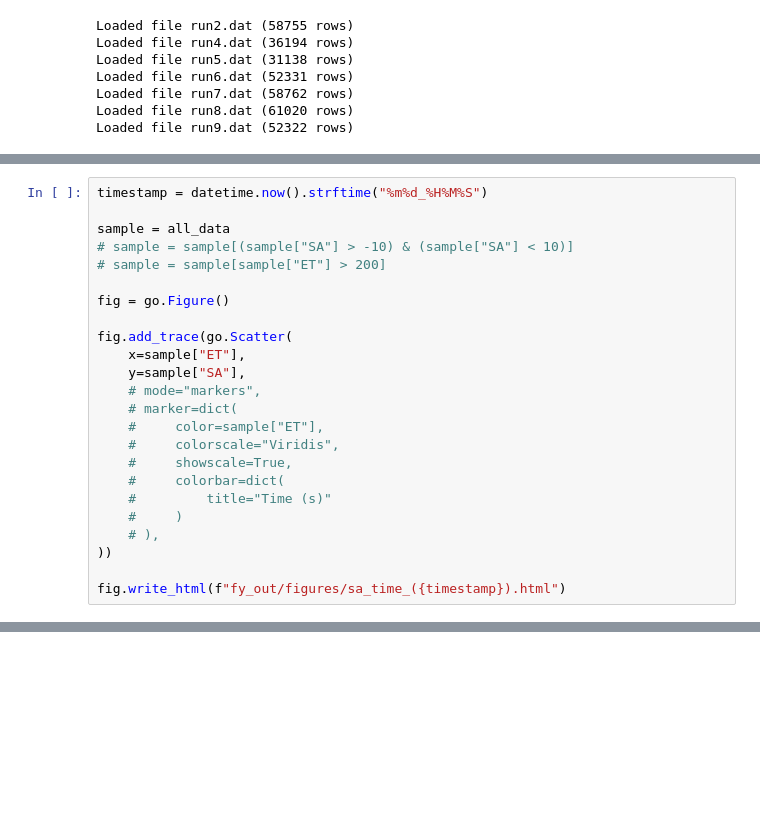
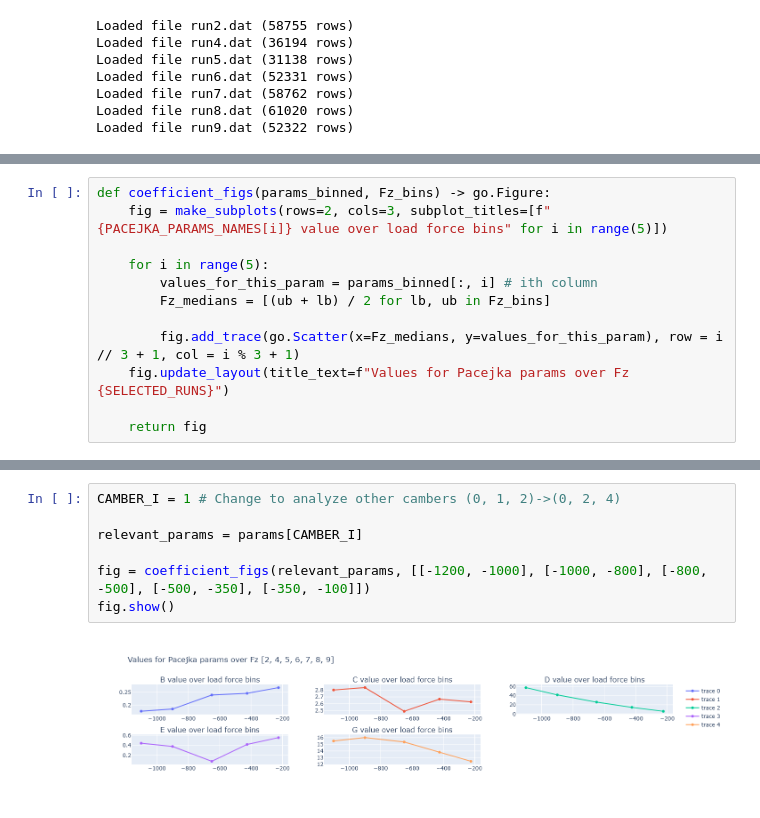
Before and after one commit to Formula-Electric-Berkeley/FEBSim, a Jupyter notebook: tire-sim/InteractiveMomentSurface.ipynb, the cells around one changed output, grey strips where cells are left out. Cells and saved outputs as stored; diff of their text form; blank space fills up the shorter version.

```diff
--- a/tire-sim/InteractiveMomentSurface.ipynb
+++ b/tire-sim/InteractiveMomentSurface.ipynb
@@ -189,24 +181,0 @@ fig.show()
-# %%
-timestamp = datetime.now().strftime("%m%d_%H%M%S")
-
-sample = all_data
-# sample = sample[(sample["SA"] > -10) & (sample["SA"] < 10)]
-# sample = sample[sample["ET"] > 200]
-
-fig = go.Figure()
-
-fig.add_trace(go.Scatter(
-    x=sample["ET"],
-    y=sample["SA"],
-    # mode="markers",
-    # marker=dict(
-    #     color=sample["ET"],
-    #     colorscale="Viridis",
-    #     showscale=True,
-    #     colorbar=dict(
-    #         title="Time (s)"
-    #     )
-    # ),
-))
-
-fig.write_html(f"fy_out/figures/sa_time_({timestamp}).html")
@@ -244,0 +182,12 @@ Dash app running on http://127.0.0.1:8050/
+# %%
+def coefficient_figs(params_binned, Fz_bins) -> go.Figure:
+    fig = make_subplots(rows=2, cols=3, subplot_titles=[f"{PACEJKA_PARAMS_NAMES[i]} value over load force bins" for i in range(5)])
+
+    for i in range(5):
+        values_for_this_param = params_binned[:, i] # ith column
+        Fz_medians = [(ub + lb) / 2 for lb, ub in Fz_bins]
+
+        fig.add_trace(go.Scatter(x=Fz_medians, y=values_for_this_param), row = i // 3 + 1, col = i % 3 + 1)
+    fig.update_layout(title_text=f"Values for Pacejka params over Fz {SELECTED_RUNS}")
+
+    return fig
@@ -244,0 +216,9 @@ Dash app running on http://127.0.0.1:8050/
+# %%
+CAMBER_I = 1 # Change to analyze other cambers (0, 1, 2)->(0, 2, 4)
+
+relevant_params = params[CAMBER_I]
+
+fig = coefficient_figs(relevant_params, [[-1200, -1000], [-1000, -800], [-800, -500], [-500, -350], [-350, -100]])
+fig.show()
+# %% [output]
+[figure, added]
```
Also changed, not shown: parts of 24 cells of this notebook, 8 other files.
